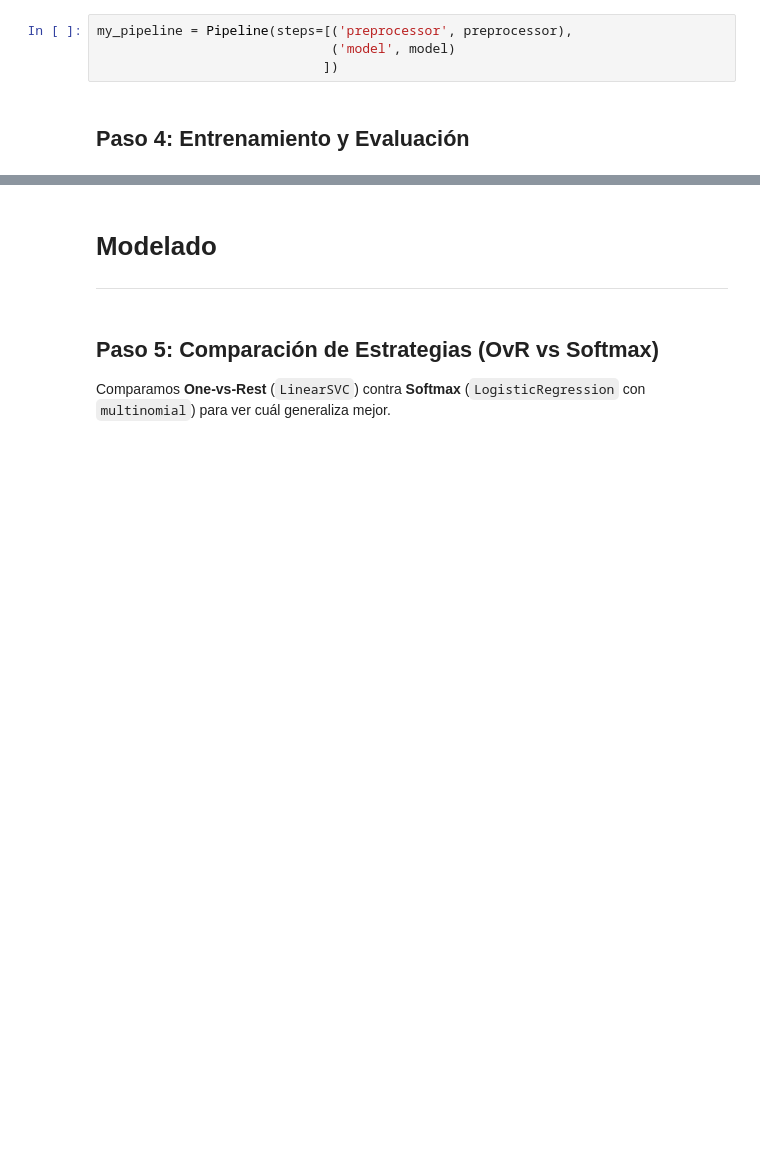
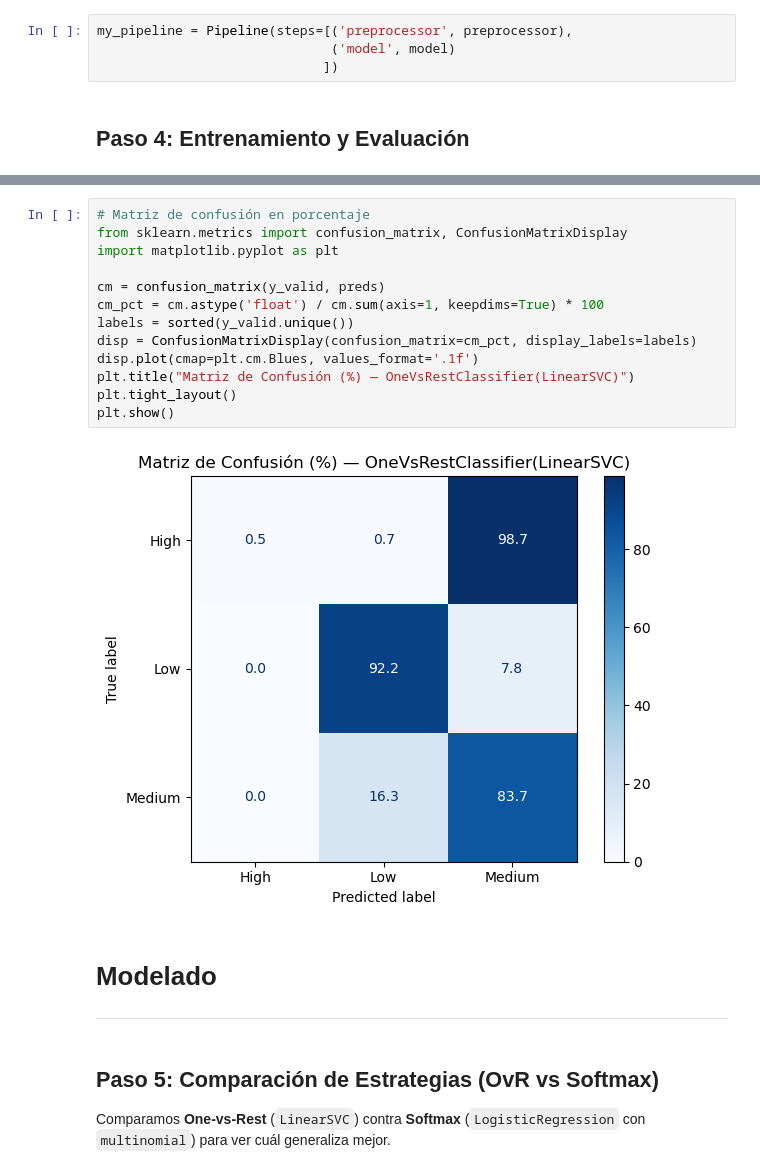
Before and after one commit to fabraghetto-lgtm/irrigation-need, a Jupyter notebook: preprocessing.ipynb, the cells around one changed output, grey strips where cells are left out. Drawn from its saved outputs; the diff is of its cells as text; blank space fills up the shorter version.

```diff
--- a/preprocessing.ipynb
+++ b/preprocessing.ipynb
@@ -89,3 +99,18 @@ print(classification_report(y_valid, preds))
+# %%
+# Matriz de confusión en porcentaje
+from sklearn.metrics import confusion_matrix, ConfusionMatrixDisplay
+import matplotlib.pyplot as plt
+
+cm = confusion_matrix(y_valid, preds)
+cm_pct = cm.astype('float') / cm.sum(axis=1, keepdims=True) * 100
+labels = sorted(y_valid.unique())
+disp = ConfusionMatrixDisplay(confusion_matrix=cm_pct, display_labels=labels)
+disp.plot(cmap=plt.cm.Blues, values_format='.1f')
+plt.title("Matriz de Confusión (%) — OneVsRestClassifier(LinearSVC)")
+plt.tight_layout()
+plt.show()
+# %% [output]
+[figure, added]
 # %% [markdown]
 # Modelado
 
```
Also changed, not shown: parts of 10 cells of this notebook.
